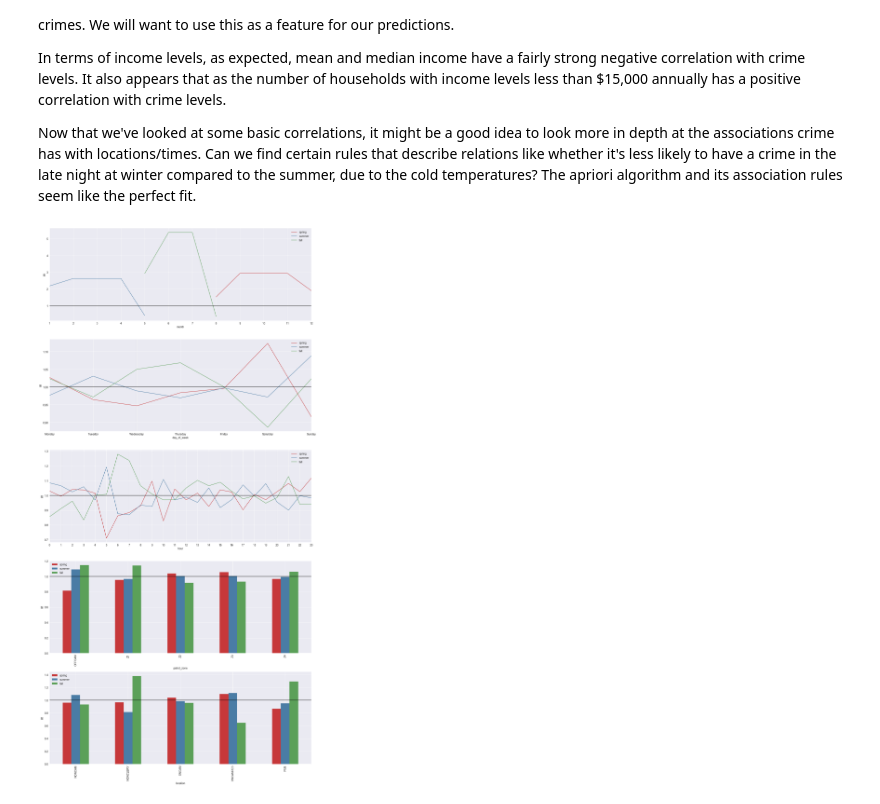
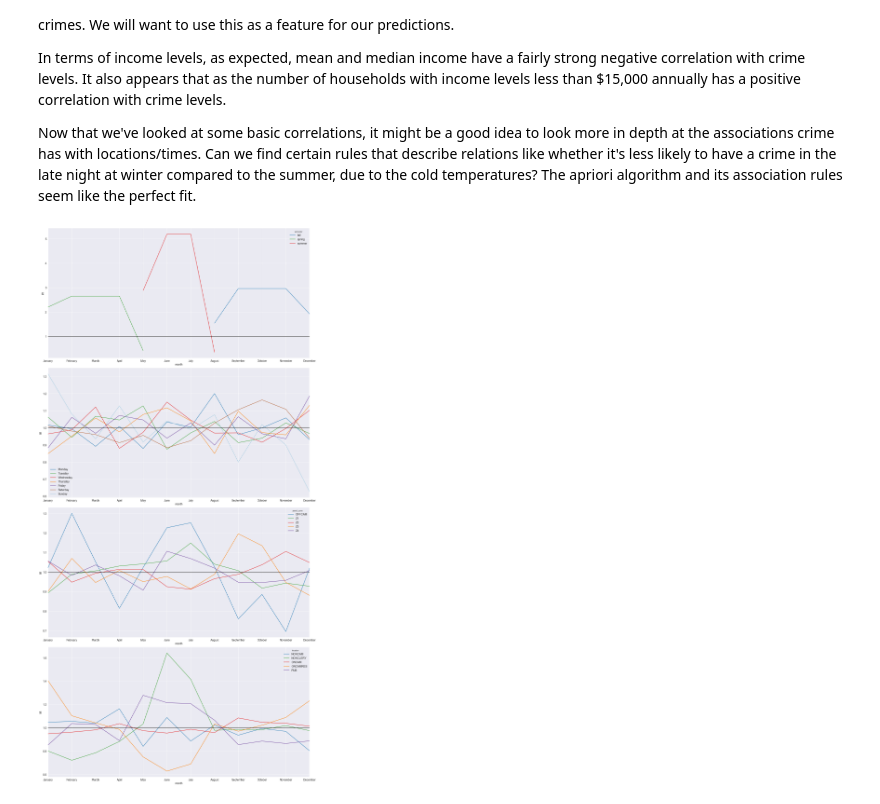
Before and after one commit to pspratling/Forecasting-Crime-around-the-Georgia-Tech-Campus, a Jupyter notebook: Project/Exploratory Data Analysis.ipynb, the cells around one changed output. Drawn from its saved outputs; the diff is of its cells as text; code cells hidden in the pictures.

```diff
--- a/Project/Exploratory Data Analysis.ipynb
+++ b/Project/Exploratory Data Analysis.ipynb
@@ -8,7 +8,9 @@ import scipy.stats as stats
 import mplleaflet
 %matplotlib inline
 plt.style.use('seaborn')
-sns.set_palette(sns.color_palette("Set1", n_colors=7, desat=0.7))
+p = sns.color_palette('Paired', n_colors=12)
+palette = [c for c in p[1::2]] + [c for c in p[::2]]
+sns.set_palette(palette)
 
 #setting matplotlib parameters
 params = {'axes.titlesize':'20',
@@ -24,9 +26,16 @@ We will only look at crime from 2010-2017 as 2018 is not complete yet.
 # %%
 c = pd.read_csv('../Data/crime_data_clean.csv', index_col='time', parse_dates=True)
 
+#labels for use in plots
+semester_names = ['spring', 'summer', 'fall']
+month_names = ['January', 'February', 'March', 'April', 'May', 'June', 'July',
+               'August', 'September', 'October', 'November', 'December']
+dow_names = ['Monday', 'Tuesday', 'Wednesday', 'Thursday', 'Friday', 'Saturday', 'Sunday']
+
+
 #setting semester as categorical datatype to maintain correct order
 c['semester'] = c['semester'].astype(pd.api.types.CategoricalDtype(
-    categories=['spring', 'summer', 'fall'], ordered=True))
+    categories=semester_names, ordered=True))
 
 c.head()
 # %% [output]
@@ -282,28 +327,26 @@ def plot_lift(df, ax, kind='line'):
     x = df.index.get_level_values(1)
     xlim = (x.min(), x.max())
     lift_fig = df['lift'].unstack(0).plot(kind=kind, xlim=xlim, ax=ax)
-    if df.index.names[0] == 'semester':
-        ax.legend(['spring', 'summer', 'fall'])
     ax.axhline(1, color='black')
     ax.set_ylabel('lift')
 
     return lift_fig
 # %%
 #plotting lift of association rules for semester with other categorical variables
-fig, ax = plt.subplots(5, 1, figsize=(20, 40))
+fig, ax = plt.subplots(4, 1, figsize=(20, 40))
 
 plot_lift(apriori(c, 'semester', 'month'), ax=ax[0])
-plot_lift(apriori(c, 'semester', 'day_of_week'), ax=ax[1])
-plot_lift(apriori(c, 'semester', 'hour'), ax=ax[2])
-plot_lift(apriori(c, 'semester', 'patrol_zone'), ax=ax[3], kind='bar')
-plot_lift(apriori(c, 'semester', 'location'), ax=ax[4], kind='bar')
+plot_lift(apriori(c, 'day_of_week', 'month'), ax=ax[1])
+plot_lift(apriori(c, 'patrol_zone', 'month'), ax=ax[2])
+plot_lift(apriori(c, 'location', 'month'), ax=ax[3])
 
-ax[0].set_xticks(range(1, 13))
-ax[1].set_xticklabels(dow_names)
-ax[2].set_xticks(range(24))
+for a in ax:
+    a.set_xticks(range(1, 13))
+    a.set_xticklabels(month_names)
+ax[1].legend(dow_names)
 
 plt.tight_layout()
 plt.show()
 # %% [output]
-[figure, old version]
+[figure, new version]
 # %% [markdown]
```
Also changed, not shown: parts of 26 cells of this notebook, 2 other files.
